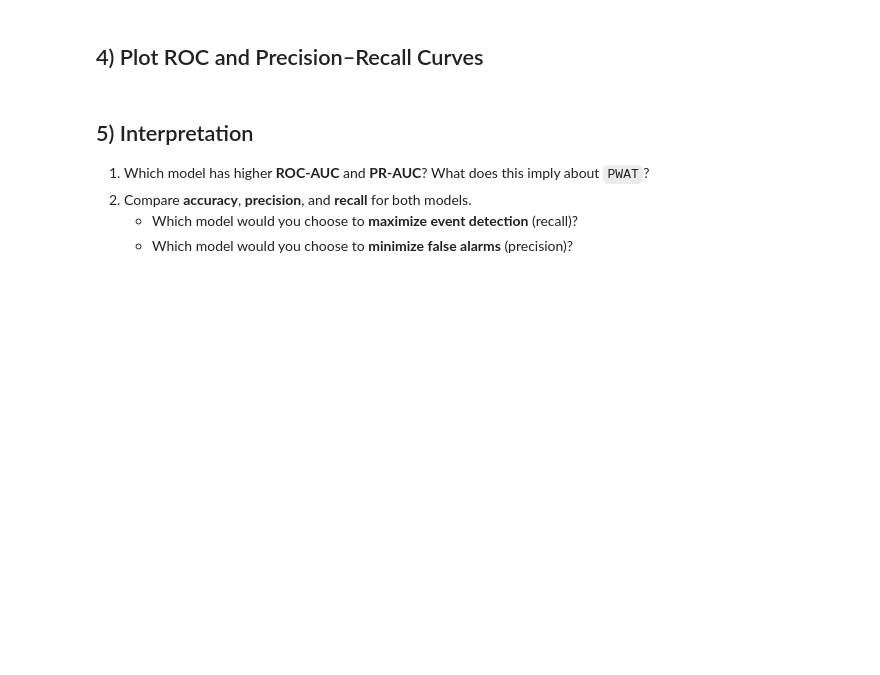
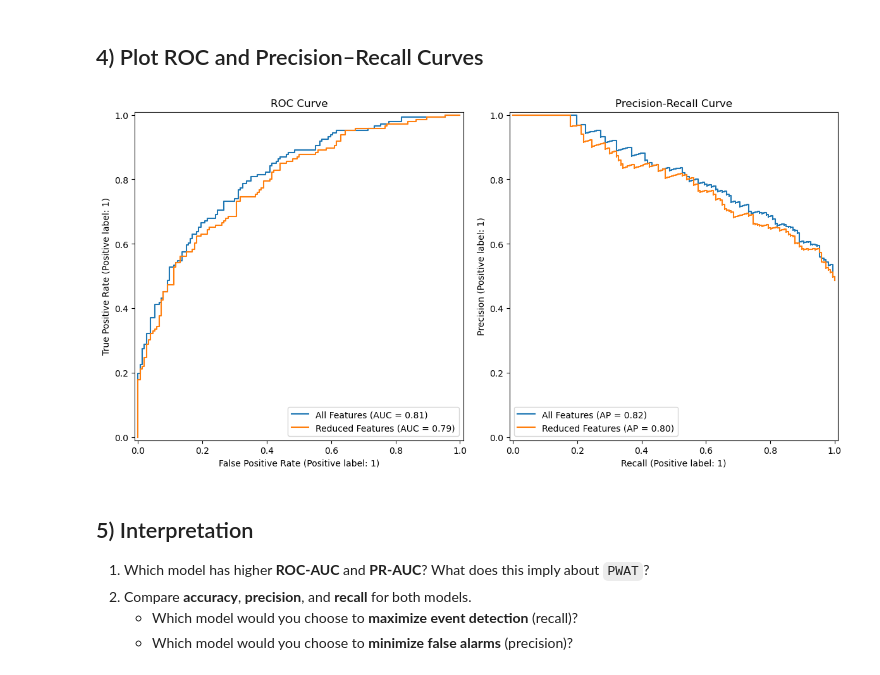
Before and after one commit to swnesbitt/ATMS-523-Module-5-Checkin, a Jupyter notebook: notebooks/LogReg_Compare_Models.ipynb, the cells around one changed output. Cells and saved outputs as stored; diff of their text form; code cells hidden in the pictures; blank space fills up the shorter version.

```diff
--- a/notebooks/LogReg_Compare_Models.ipynb
+++ b/notebooks/LogReg_Compare_Models.ipynb
@@ -83,6 +130,21 @@ ypred_reduced = (yprob_reduced >= thr).astype(int)
 ## 4) Plot ROC and Precision–Recall Curves
 # %%
 # TODO: Plot ROC and PR curves for both models on shared axes
+
+fig, ax = plt.subplots(nrows = 1, ncols =2, figsize = (12,6))
+
+RocCurveDisplay.from_predictions(yf_test, yprob_full, ax = ax[0], name = "All Features")
+RocCurveDisplay.from_predictions(yr_test, yprob_reduced, ax = ax[0], name = "Reduced Features")
+
+PrecisionRecallDisplay.from_predictions(yf_test, yprob_full, ax = ax[1], name = "All Features")
+PrecisionRecallDisplay.from_predictions(yr_test, yprob_reduced, ax = ax[1], name = "Reduced Features")
+
+ax[0].set_title("ROC Curve")
+ax[1].set_title("Precision-Recall Curve")
+
+fig.tight_layout()
+# %% [output]
+[figure, added]
 # %% [markdown]
 ## 5) Interpretation
 
```
Also changed, not shown: parts of 7 cells of this notebook.
